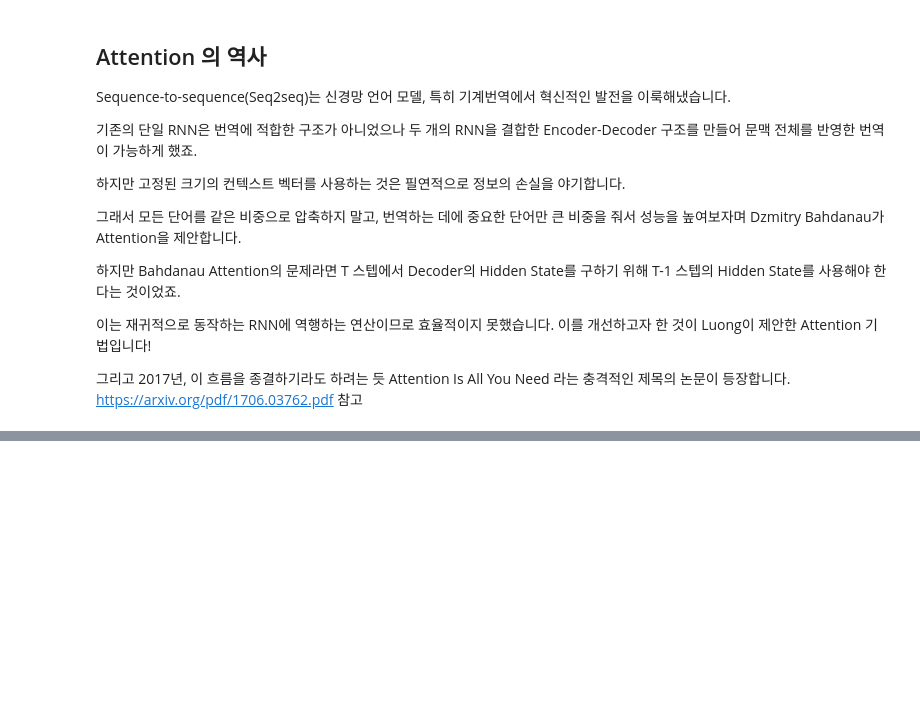
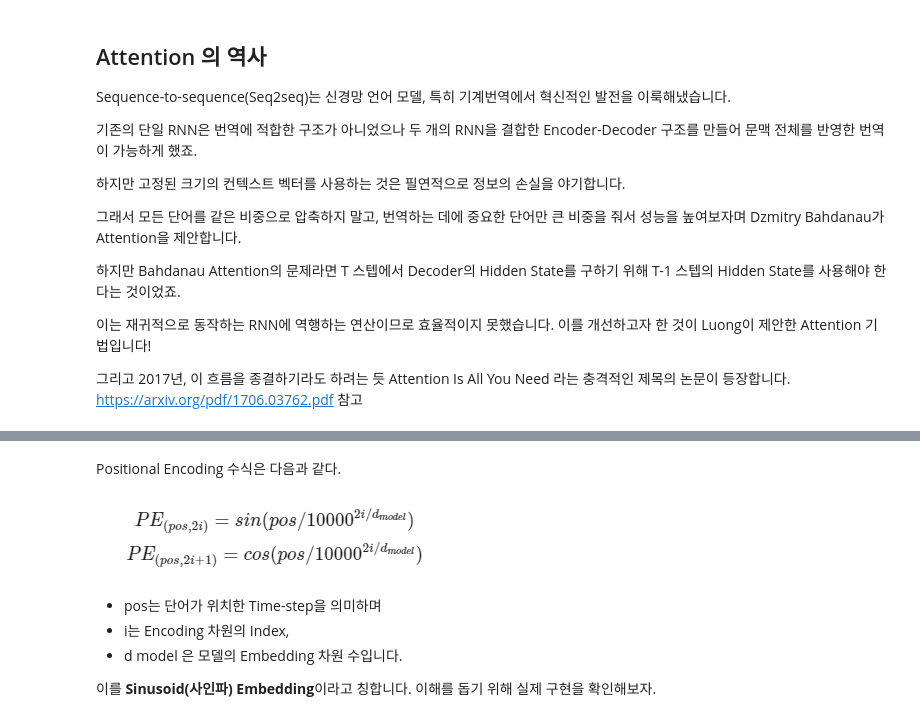
Before and after one commit to ziippy/modoo-nlp, a Jupyter notebook: 13_before_transformer.ipynb, the cells around one changed output, grey strips where cells are left out. Saved outputs shown, nothing was run; the diff lists cells and outputs as text; code cells hidden in the pictures; blank space fills up the shorter version.

```diff
--- a/13_before_transformer.ipynb
+++ b/13_before_transformer.ipynb
@@ -23,0 +78,13 @@ https://arxiv.org/pdf/1706.03762.pdf 참고
+# %% [markdown]
+Positional Encoding 수식은 다음과 같다.
+# %%
+from IPython.display import Image
+Image(filename='capture/13_positional_encoding.png')
+# %% [output]
+[figure, added]
+# %% [markdown]
+- pos는 단어가 위치한 Time-step을 의미하며
+- i는 Encoding 차원의 Index,
+- d model 은 모델의 Embedding 차원 수입니다.
+
+이를 <b>Sinusoid(사인파) Embedding</b>이라고 칭합니다. 이해를 돕기 위해 실제 구현을 확인해보자.
```
Also changed, not shown: parts of 71 cells of this notebook, 14 other files.
